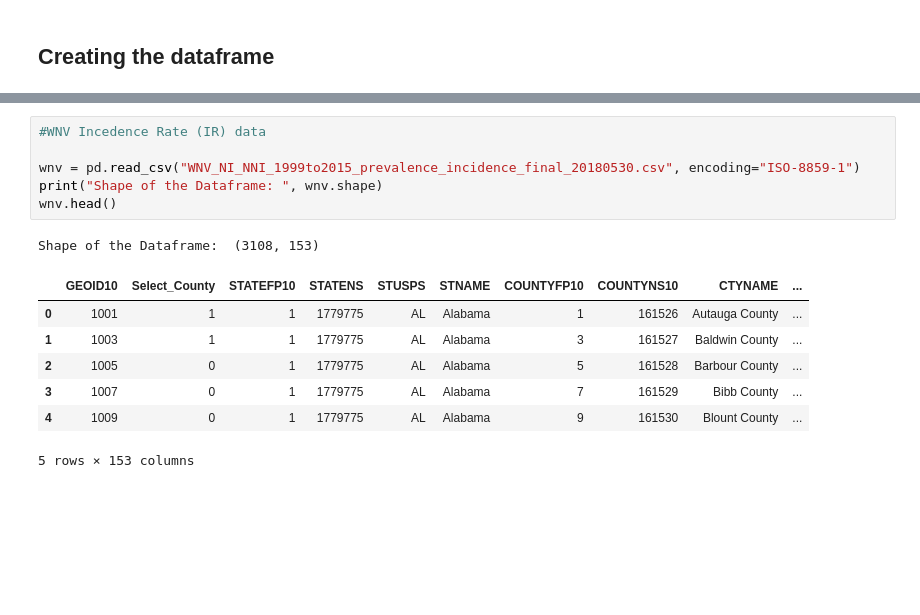
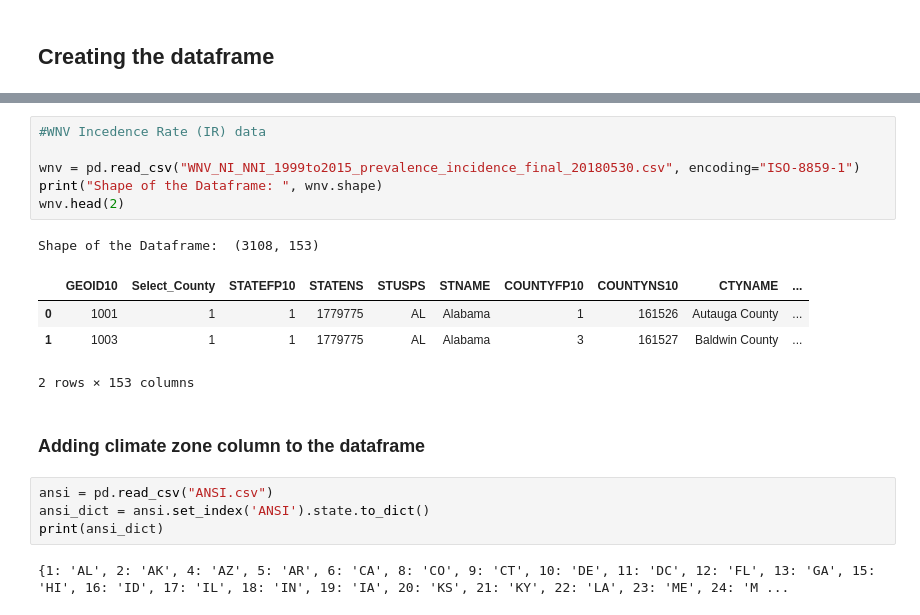
Before and after one commit to ncsa/CPRHD_WNV_GI, a Jupyter notebook: WNV-EDA-Vinu.ipynb, the cells around one changed output, grey strips where cells are left out. Saved outputs shown, nothing was run; the diff lists cells and outputs as text; blank space fills up the shorter version.

Commit message:
Added Climate zone columns

```diff
--- a/WNV-EDA-Vinu.ipynb
+++ b/WNV-EDA-Vinu.ipynb
@@ -51,15 +51,20 @@ Shape of the Dataframe:  (173808, 8)
 # %%
 #WNV Incedence Rate (IR) data
 
 wnv = pd.read_csv("WNV_NI_NNI_1999to2015_prevalence_incidence_final_20180530.csv", encoding="ISO-8859-1")
 print("Shape of the Dataframe: ", wnv.shape)
-wnv.head()
+wnv.head(2)
 # %% [output]
 Shape of the Dataframe:  (3108, 153)
 |  | GEOID10 | Select_County | STATEFP10 | STATENS | STUSPS | STNAME | COUNTYFP10 | COUNTYNS10 | CTYNAME | ... |
 | 0 | 1001 | 1 | 1 | 1779775 | AL | Alabama | 1 | 161526 | Autauga County | ... |
 | 1 | 1003 | 1 | 1 | 1779775 | AL | Alabama | 3 | 161527 | Baldwin County | ... |
-| 2 | 1005 | 0 | 1 | 1779775 | AL | Alabama | 5 | 161528 | Barbour County | ... |
-| 3 | 1007 | 0 | 1 | 1779775 | AL | Alabama | 7 | 161529 | Bibb County | ... |
-| 4 | 1009 | 0 | 1 | 1779775 | AL | Alabama | 9 | 161530 | Blount County | ... |
-5 rows × 153 columns
+2 rows × 153 columns
+# %% [markdown]
+### Adding climate zone column to the dataframe
+# %%
+ansi = pd.read_csv("ANSI.csv")
+ansi_dict = ansi.set_index('ANSI').state.to_dict()
+print(ansi_dict)
+# %% [output]
+{1: 'AL', 2: 'AK', 4: 'AZ', 5: 'AR', 6: 'CA', 8: 'CO', 9: 'CT', 10: 'DE', 11: 'DC', 12: 'FL', 13: 'GA', 15: 'HI', 16: 'ID', 17: 'IL', 18: 'IN', 19: 'IA', 20: 'KS', 21: 'KY', 22: 'LA', 23: 'ME', 24: 'M ...
```
Also changed, not shown: parts of 7 cells of this notebook.
